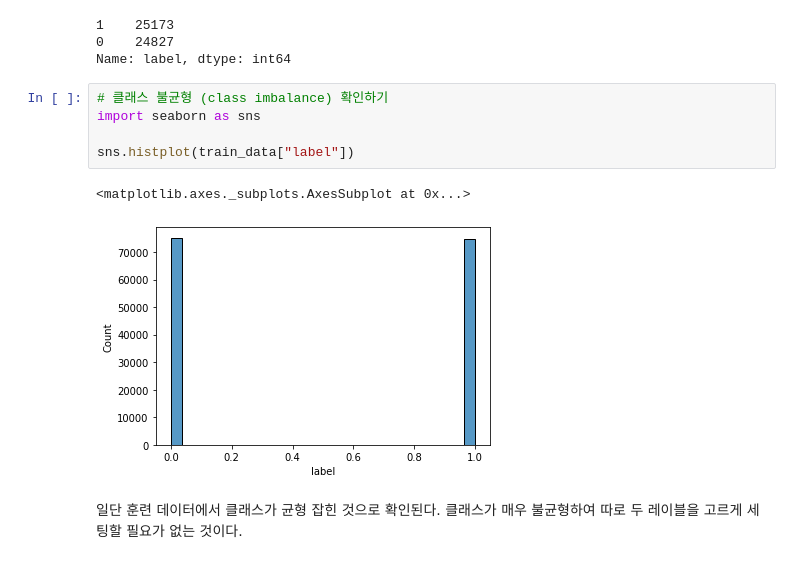
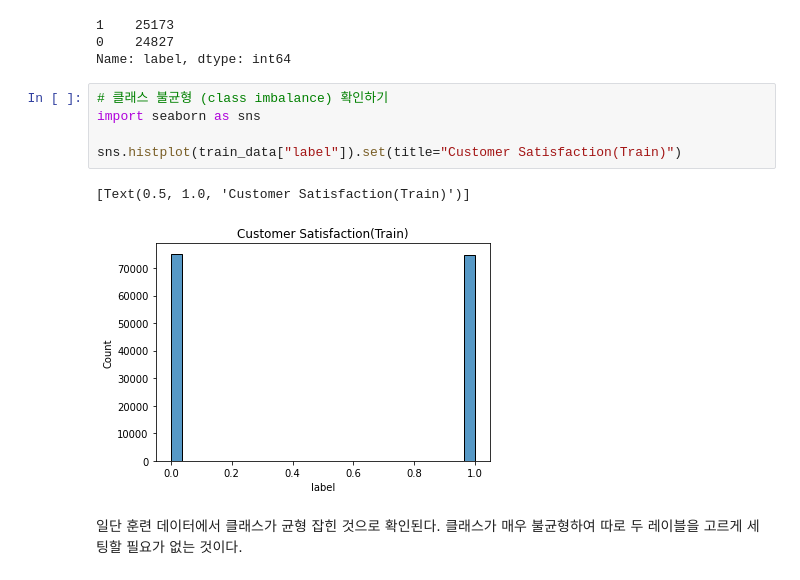
Before and after one commit to seungtaemoon/Portfolio, a Jupyter notebook: Sentiment Analysis with BERT/BERT를_활용한_영화_리뷰_감정_분석(Sentiment_Analysis).ipynb, the cells around one changed output. Cells and saved outputs as stored; diff of their text form.

```diff
--- a/Sentiment Analysis with BERT/BERT를_활용한_영화_리뷰_감정_분석(Sentiment_Analysis).ipynb
+++ b/Sentiment Analysis with BERT/BERT를_활용한_영화_리뷰_감정_분석(Sentiment_Analysis).ipynb
@@ -184,11 +184,11 @@ Name: label, dtype: int64
 # %%
 # 클래스 불균형 (class imbalance) 확인하기
 import seaborn as sns
 
-sns.histplot(train_data["label"])
+sns.histplot(train_data["label"]).set(title="Customer Satisfaction(Train)")
 # %% [output]
-<matplotlib.axes._subplots.AxesSubplot at 0x...>
+[Text(0.5, 1.0, 'Customer Satisfaction(Train)')]
-[figure, old version]
+[figure, new version]
 # %% [markdown]
 일단 훈련 데이터에서 클래스가 균형 잡힌 것으로 확인된다. 클래스가 매우 불균형하여 따로 두 레이블을 고르게 세팅할 필요가 없는 것이다.
 # %% [markdown]
```
Also changed, not shown: parts of 2 cells of this notebook.
